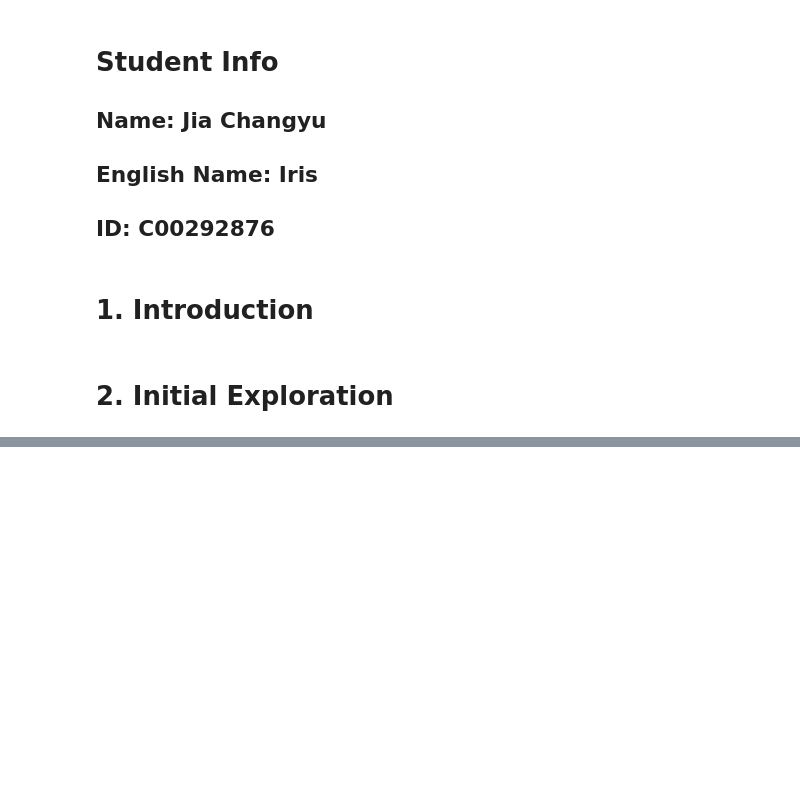
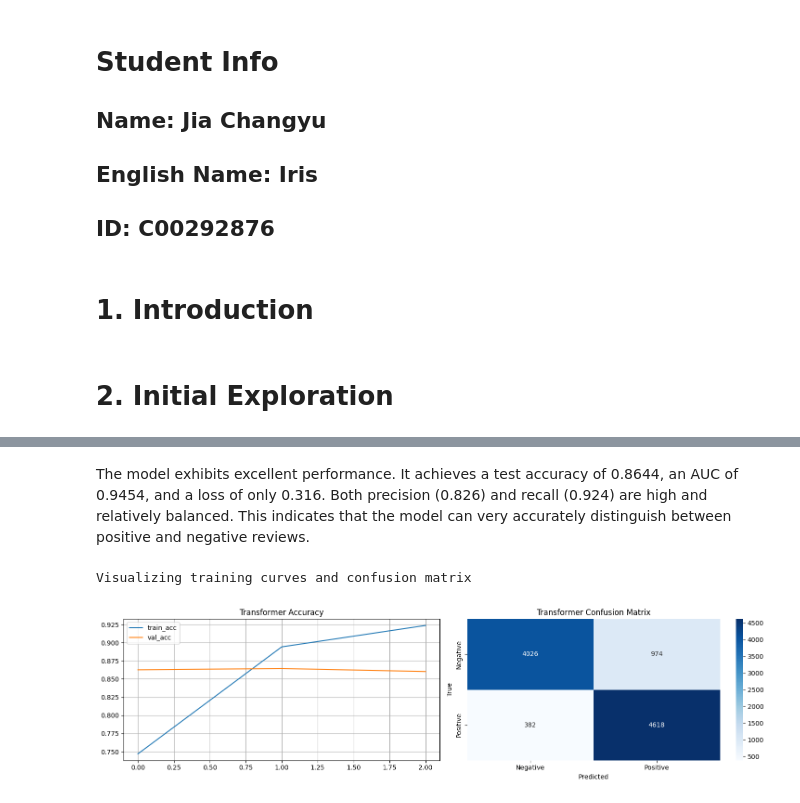
Before and after one commit to Iris-Jiaa/DSML2-ChangyuJia, a Jupyter notebook: notebook/dsml-deepLearning.ipynb, the cells around one changed output, grey strips where cells are left out. Saved outputs shown, nothing was run; the diff lists cells and outputs as text; code cells hidden in the pictures; blank space fills up the shorter version.

```diff
--- a/notebook/dsml-deepLearning.ipynb
+++ b/notebook/dsml-deepLearning.ipynb
@@ -349,0 +542,10 @@ Prediction: negative (Probability=0.4989)
+# %%
+transformer_results = transformer_model.evaluate(X_test_pad, y_test, verbose=0, return_dict=True)
+print("\nTransformer model test set metrics:")
+for metric, value in transformer_results.items():
+    print(f"  {metric}: {value:.4f}")
+
+transformer_pred_proba = transformer_model.predict(X_test_pad, verbose=0)
+transformer_pred = (transformer_pred_proba > 0.5).astype(int).flatten()
+transformer_acc = accuracy_score(y_test, transformer_pred)
+print(f"Transformer model test set accuracy: {transformer_acc:.4f}")
@@ -349,0 +560,28 @@ Prediction: negative (Probability=0.4989)
+# %% [markdown]
+The model exhibits excellent performance. It achieves a test accuracy of 0.8644, an AUC of 0.9454, and a loss of only 0.316. Both precision (0.826) and recall (0.924) are high and relatively balanced. This indicates that the model can very accurately distinguish between positive and negative reviews.
+# %%
+# Visualize training curves and confusion matrix
+print("\nVisualizing training curves and confusion matrix")
+fig, axes = plt.subplots(1, 2, figsize=(15, 4))
+
+# Plot training accuracy curve
+axes[0].plot(transformer_history.history['accuracy'], label='train_acc')
+axes[0].plot(transformer_history.history['val_accuracy'], label='val_acc')
+axes[0].set_title('Transformer Accuracy')
+axes[0].legend()
+axes[0].grid(True)
+
+# Plot confusion matrix
+cm_transformer = confusion_matrix(y_test, transformer_pred)
+sns.heatmap(cm_transformer, annot=True, fmt='d', cmap='Blues', ax=axes[1],
+            xticklabels=['Negative', 'Positive'],
+            yticklabels=['Negative', 'Positive'])
+axes[1].set_title('Transformer Confusion Matrix')
+axes[1].set_xlabel('Predicted')
+axes[1].set_ylabel('True')
+
+plt.tight_layout()
+plt.show()
+# %% [output]
+Visualizing training curves and confusion matrix
+[figure, added]
```
Also changed, not shown: parts of 47 cells of this notebook, 2 other files.
